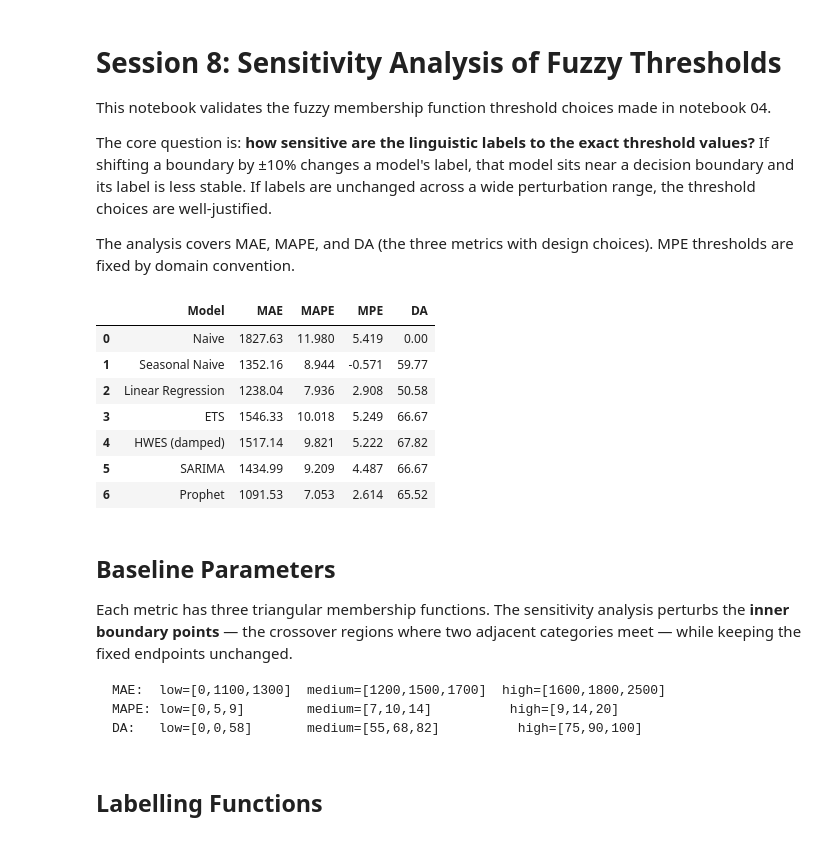
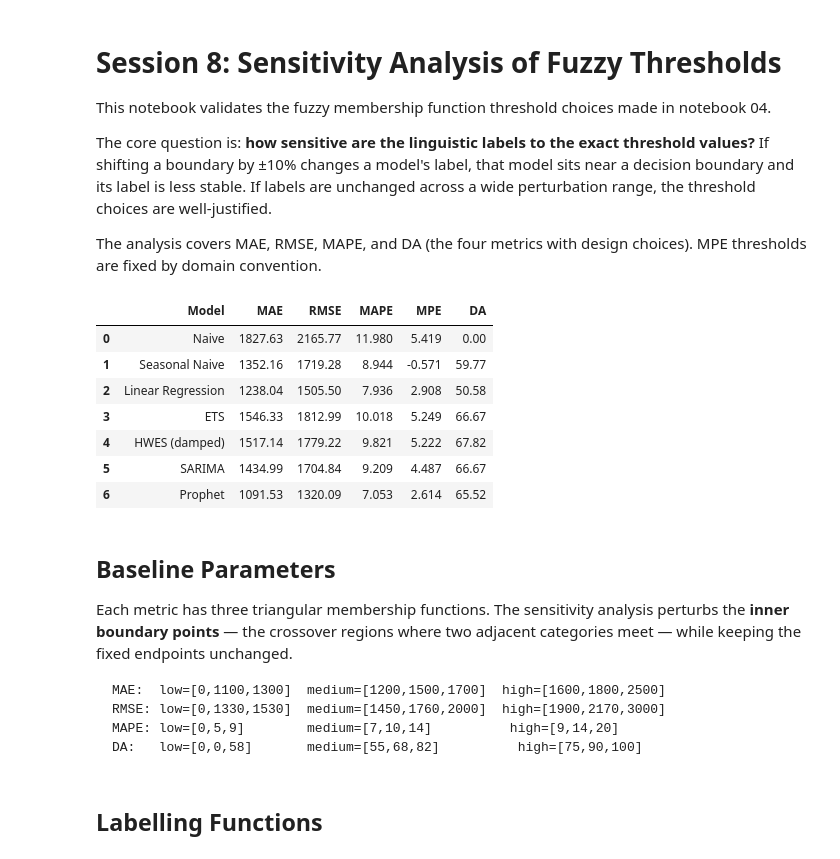
Before and after one commit to marilenaManoli/Time-Series-Forecast-Explanation-Thesis-Project, a Jupyter notebook: notebooks/08_sensitivity_analysis.ipynb, the cells around one changed output. Drawn from its saved outputs; the diff is of its cells as text; code cells hidden in the pictures.

````diff
--- a/notebooks/08_sensitivity_analysis.ipynb
+++ b/notebooks/08_sensitivity_analysis.ipynb
@@ -6,24 +6,24 @@ This notebook validates the fuzzy membership function threshold choices made in
 The core question is: **how sensitive are the linguistic labels to the exact threshold values?**
 If shifting a boundary by ±10% changes a model's label, that model sits near a decision boundary and its label is less stable. If labels are unchanged across a wide perturbation range, the threshold choices are well-justified.
 
-The analysis covers MAE, MAPE, and DA (the three metrics with design choices). MPE thresholds are fixed by domain convention.
+The analysis covers MAE, RMSE, MAPE, and DA (the four metrics with design choices). MPE thresholds are fixed by domain convention.
 # %%
 import numpy as np
 import pandas as pd
 import matplotlib.pyplot as plt
 import skfuzzy as fuzz
 
 metrics = pd.read_csv("../src/data/session04_fuzzy_labels.csv")
-metrics[["Model", "MAE", "MAPE", "MPE", "DA"]]
+metrics[["Model", "MAE", "RMSE", "MAPE", "MPE", "DA"]]
 # %% [output]
-|  | Model | MAE | MAPE | MPE | DA |
-| 0 | Naive | 1827.63 | 11.980 | 5.419 | 0.00 |
-| 1 | Seasonal Naive | 1352.16 | 8.944 | -0.571 | 59.77 |
-| 2 | Linear Regression | 1238.04 | 7.936 | 2.908 | 50.58 |
-| 3 | ETS | 1546.33 | 10.018 | 5.249 | 66.67 |
-| 4 | HWES (damped) | 1517.14 | 9.821 | 5.222 | 67.82 |
-| 5 | SARIMA | 1434.99 | 9.209 | 4.487 | 66.67 |
-| 6 | Prophet | 1091.53 | 7.053 | 2.614 | 65.52 |
+|  | Model | MAE | RMSE | MAPE | MPE | DA |
+| 0 | Naive | 1827.63 | 2165.77 | 11.980 | 5.419 | 0.00 |
+| 1 | Seasonal Naive | 1352.16 | 1719.28 | 8.944 | -0.571 | 59.77 |
+| 2 | Linear Regression | 1238.04 | 1505.50 | 7.936 | 2.908 | 50.58 |
+| 3 | ETS | 1546.33 | 1812.99 | 10.018 | 5.249 | 66.67 |
+| 4 | HWES (damped) | 1517.14 | 1779.22 | 9.821 | 5.222 | 67.82 |
+| 5 | SARIMA | 1434.99 | 1704.84 | 9.209 | 4.487 | 66.67 |
+| 6 | Prophet | 1091.53 | 1320.09 | 7.053 | 2.614 | 65.52 |
 # %% [markdown]
 ## Baseline Parameters
 
@@ -31,6 +31,7 @@ Each metric has three triangular membership functions. The sensitivity analysis
 
 ```
 MAE:  low=[0,1100,1300]  medium=[1200,1500,1700]  high=[1600,1800,2500]
+RMSE: low=[0,1330,1530]  medium=[1450,1760,2000]  high=[1900,2170,3000]
 MAPE: low=[0,5,9]        medium=[7,10,14]          high=[9,14,20]
 DA:   low=[0,0,58]       medium=[55,68,82]          high=[75,90,100]
 ```
````
Also changed, not shown: parts of 6 cells of this notebook, 4 other files.
